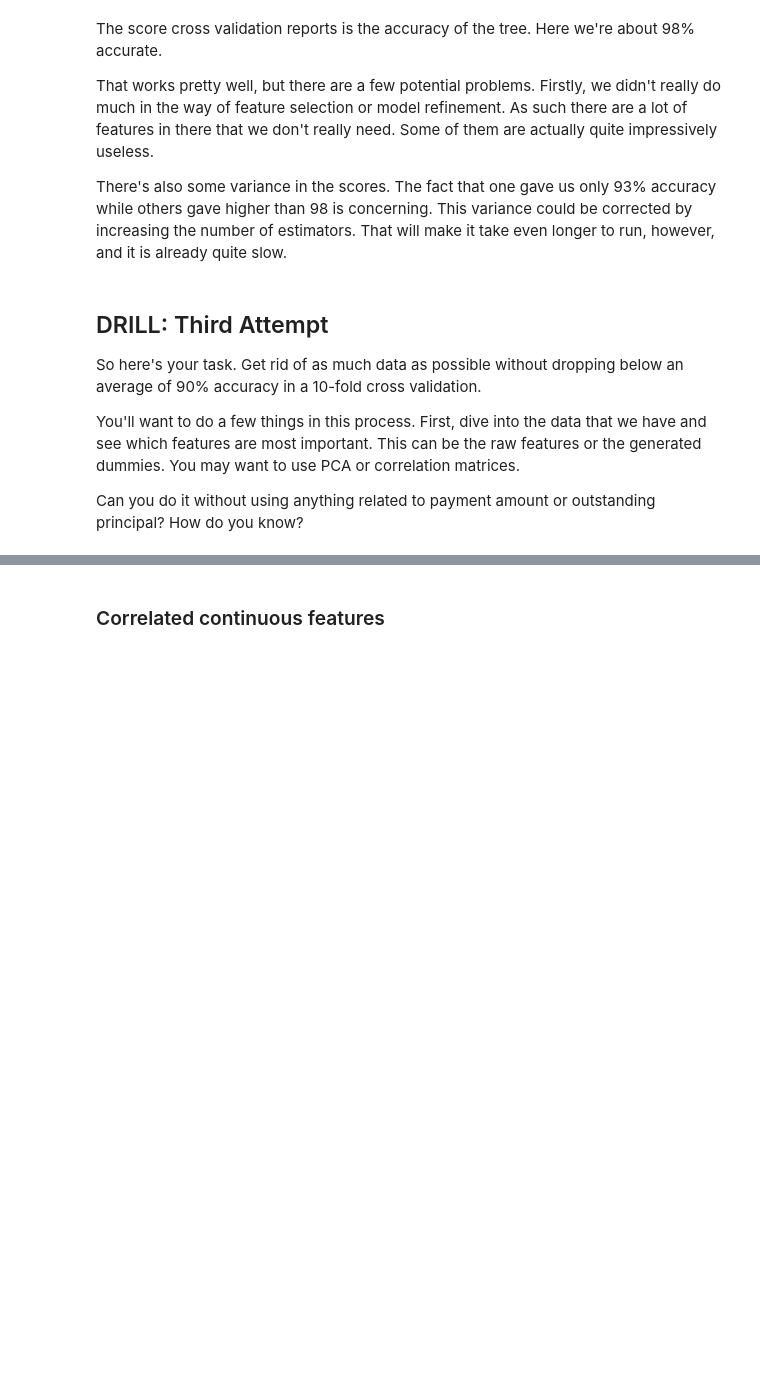
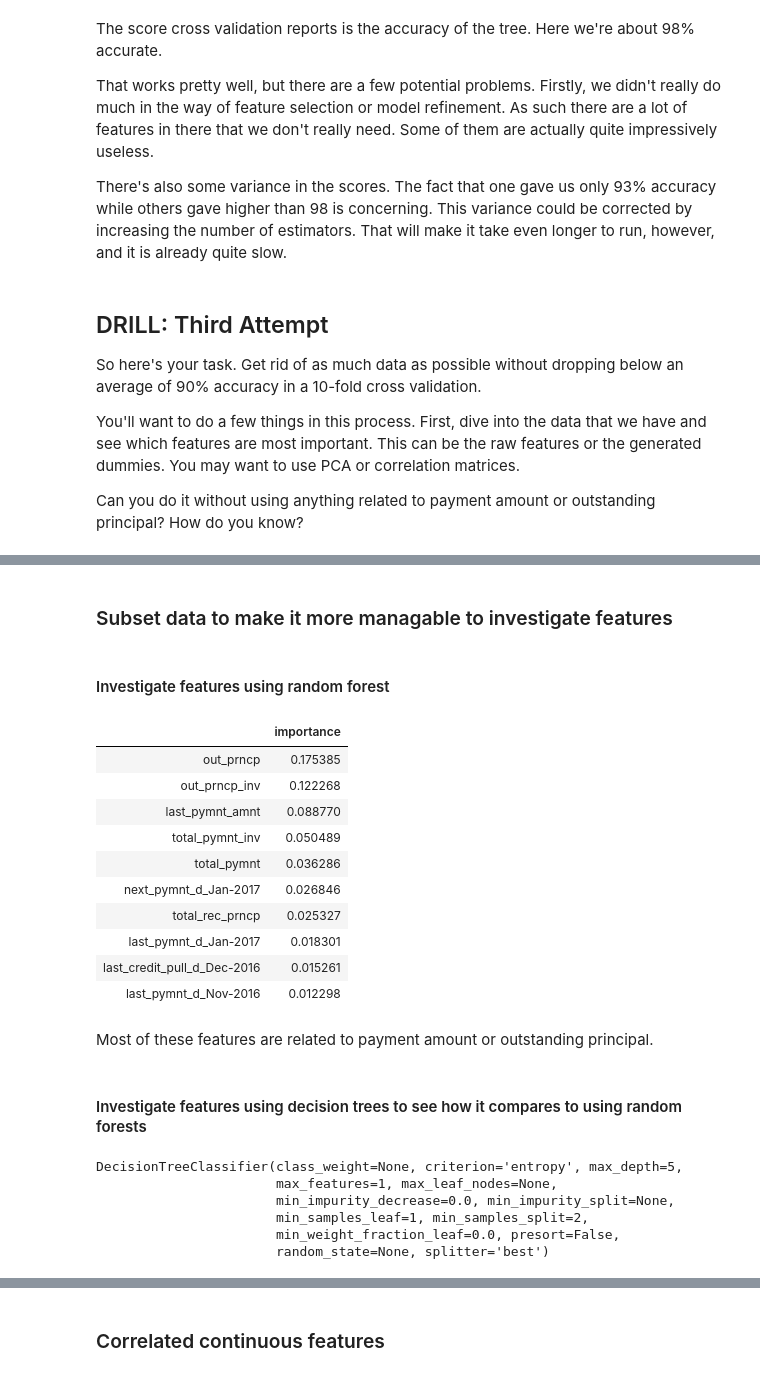
Before and after one commit to mrkjhsn/Thinkful-Exercises, a Jupyter notebook: random_forest_guided_example.ipynb, the cells around one changed output, grey strips where cells are left out. Saved outputs shown, nothing was run; the diff lists cells and outputs as text; code cells hidden in the pictures; blank space fills up the shorter version.

```diff
--- a/random_forest_guided_example.ipynb
+++ b/random_forest_guided_example.ipynb
@@ -189,0 +181,4 @@ practice.head()
+# %% [markdown]
+### Subset data to make it more managable to investigate features
+# %% [markdown]
+#### Investigate features using random forest
@@ -189,0 +197,38 @@ practice.head()
+# %%
+f_importances = pd.DataFrame(rfc_model.feature_importances_,
+                            X.columns,
+                            columns=['importance']).sort_values('importance', ascending=False)
+# %%
+f_importances.head(10)
+# %% [output]
+|  | importance |
+| out_prncp | 0.175385 |
+| out_prncp_inv | 0.122268 |
+| last_pymnt_amnt | 0.088770 |
+| total_pymnt_inv | 0.050489 |
+| total_pymnt | 0.036286 |
+| next_pymnt_d_Jan-2017 | 0.026846 |
+| total_rec_prncp | 0.025327 |
+| last_pymnt_d_Jan-2017 | 0.018301 |
+| last_credit_pull_d_Dec-2016 | 0.015261 |
+| last_pymnt_d_Nov-2016 | 0.012298 |
+# %% [markdown]
+Most of these features are related to payment amount or outstanding principal.
+# %% [markdown]
+#### Investigate features using decision trees to see how it compares to using random forests
+# %%
+from sklearn import tree
+
+decision_tree = tree.DecisionTreeClassifier(
+    criterion='entropy',
+    max_features=1,
+    max_depth=5)
+
+decision_tree.fit(X, Y)
+# %% [output]
+DecisionTreeClassifier(class_weight=None, criterion='entropy', max_depth=5,
+                       max_features=1, max_leaf_nodes=None,
+                       min_impurity_decrease=0.0, min_impurity_split=None,
+                       min_samples_leaf=1, min_samples_split=2,
+                       min_weight_fraction_leaf=0.0, presort=False,
+                       random_state=None, splitter='best')
```
Also changed, not shown: parts of 40 cells of this notebook.
